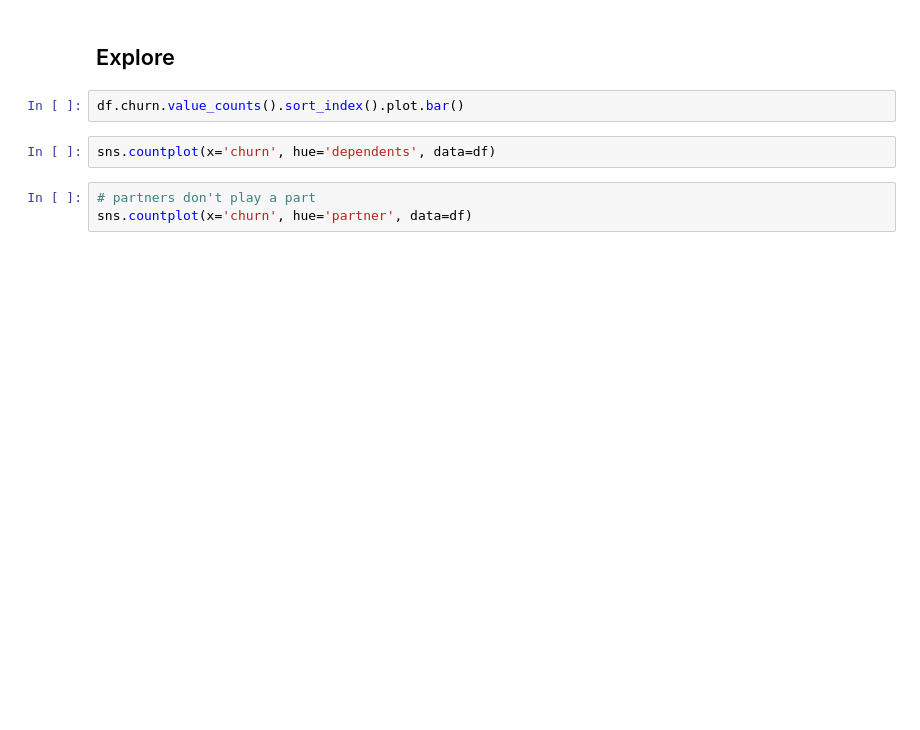
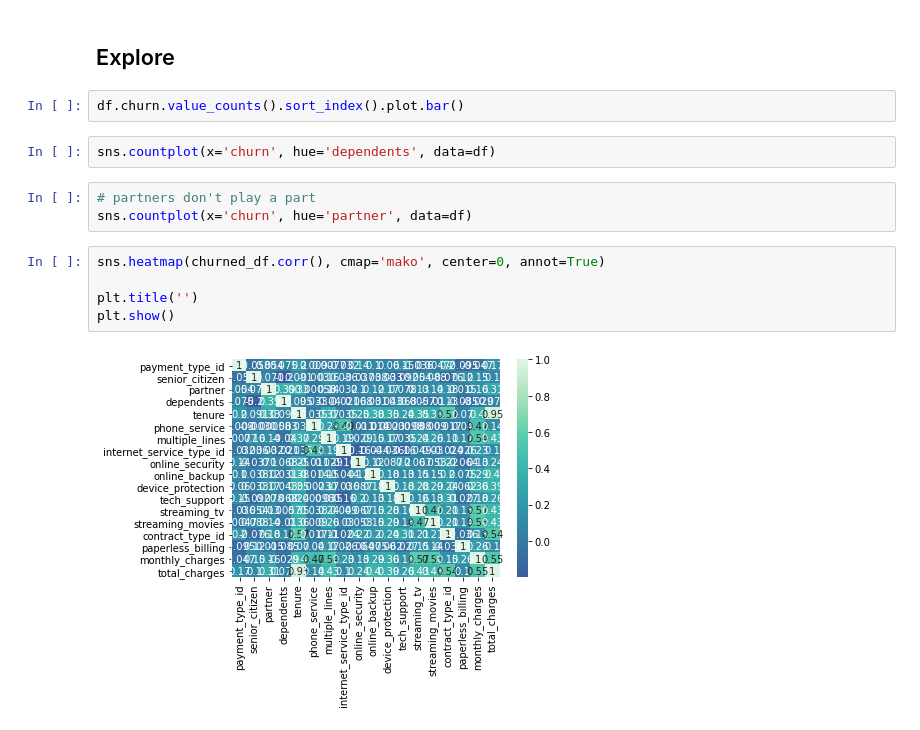
Before and after one commit to DesireeMcElroy/telco-classification-project, a Jupyter notebook: initial_notebook.ipynb, the cells around one changed output. Cells and saved outputs as stored; diff of their text form; blank space fills up the shorter version.

```diff
--- a/initial_notebook.ipynb
+++ b/initial_notebook.ipynb
@@ -481,3 +500,10 @@ sns.countplot(x='churn', hue='dependents', data=df)
 # %%
 # partners don't play a part
 sns.countplot(x='churn', hue='partner', data=df)
+# %%
+sns.heatmap(churned_df.corr(), cmap='mako', center=0, annot=True)
+
+plt.title('')
+plt.show()
+# %% [output]
+[figure, added]
```
Also changed, not shown: parts of 44 cells of this notebook.
